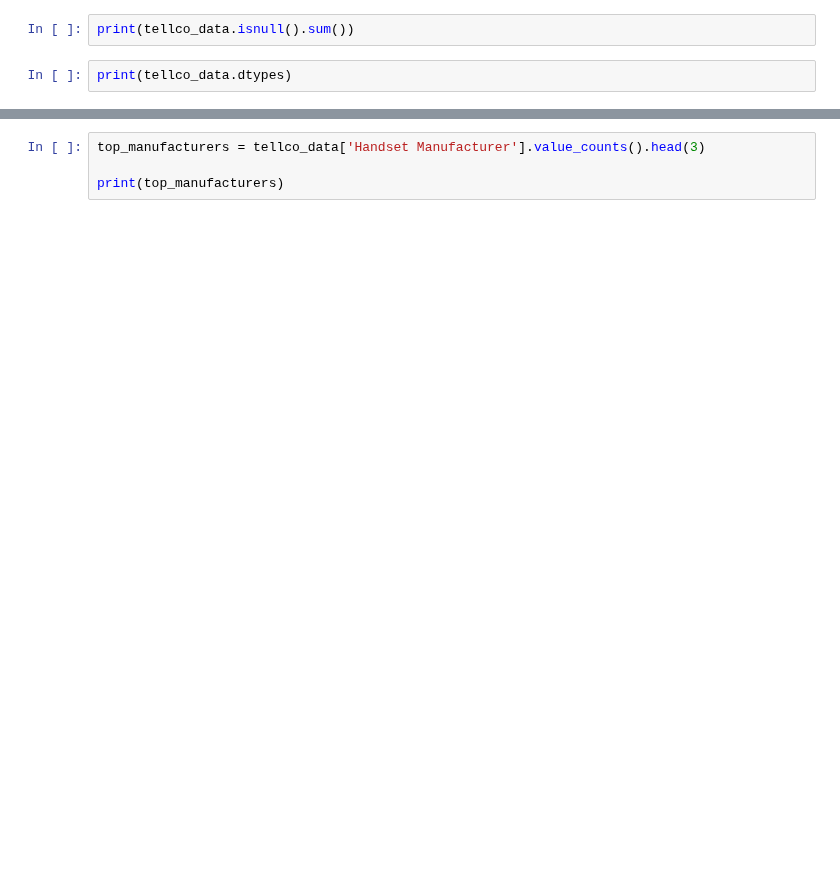
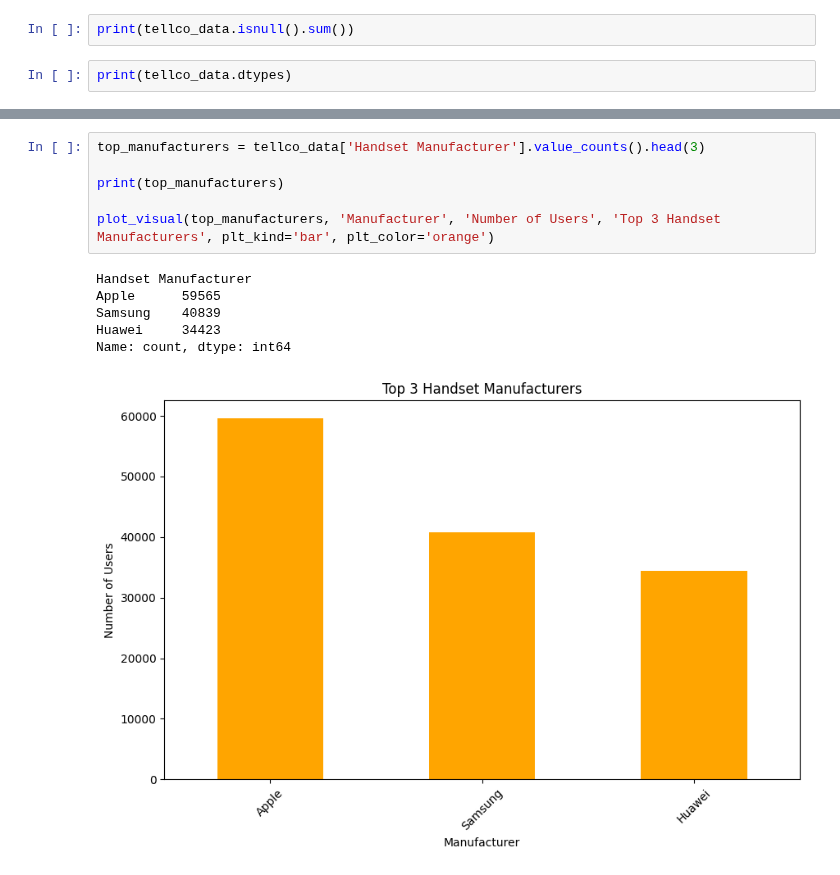
Before and after one commit to yishakk/Week-2-TellCo, a Jupyter notebook: notebooks/overview_analysis.ipynb, the cells around one changed output, grey strips where cells are left out. Cells and saved outputs as stored; diff of their text form; blank space fills up the shorter version.

```diff
--- a/notebooks/overview_analysis.ipynb
+++ b/notebooks/overview_analysis.ipynb
@@ -36,4 +54,13 @@ TypeError: plot_visual() got an unexpected keyword argument 'kind'
 # %%
 top_manufacturers = tellco_data['Handset Manufacturer'].value_counts().head(3)
 
 print(top_manufacturers)
+
+plot_visual(top_manufacturers, 'Manufacturer', 'Number of Users', 'Top 3 Handset Manufacturers', plt_kind='bar', plt_color='orange')
+# %% [output]
+Handset Manufacturer
+Apple      59565
+Samsung    40839
+Huawei     34423
+Name: count, dtype: int64
+[figure, added]
```
Also changed, not shown: parts of 3 cells of this notebook.
